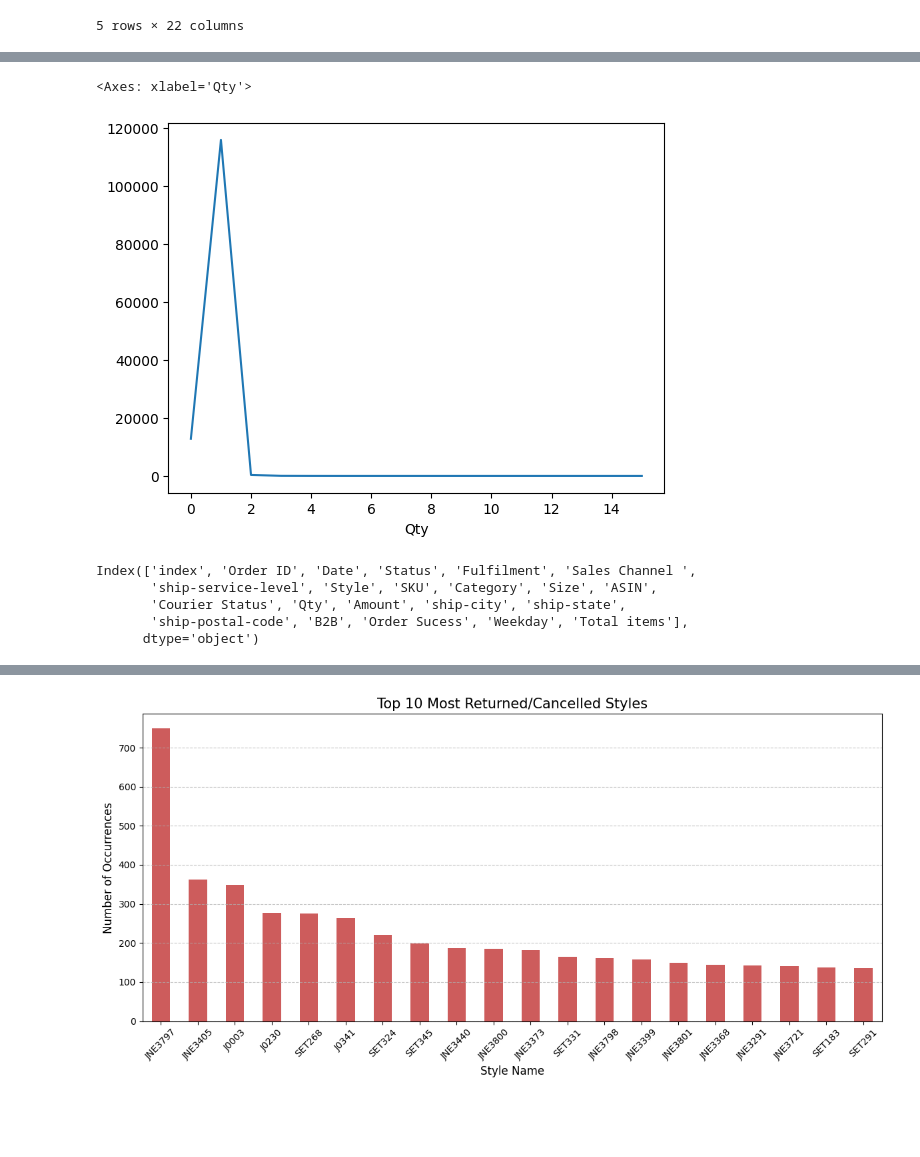
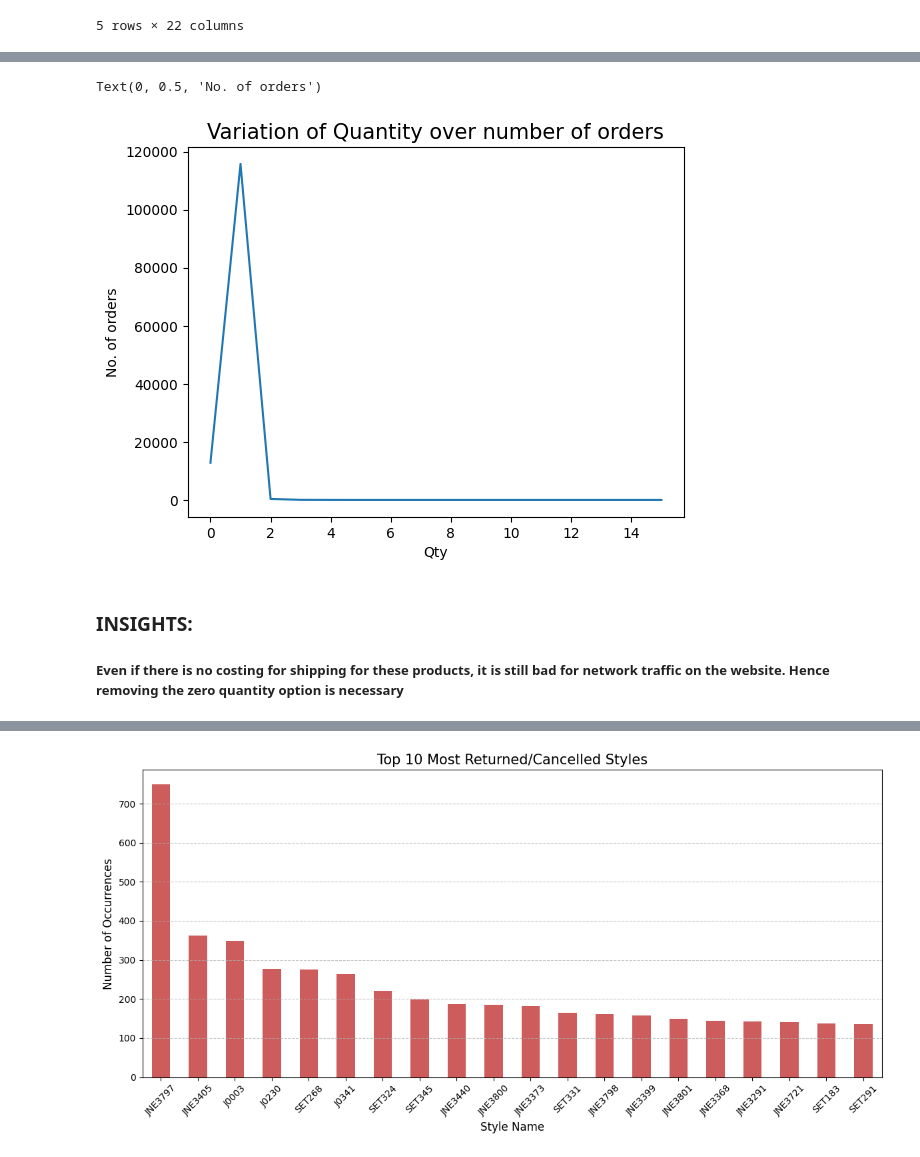
Before and after one commit to sayashhad/Data-Analyst-Internship-Assignment, a Jupyter notebook: data_analysis_t3.ipynb, the cells around one changed output, grey strips where cells are left out. Drawn from its saved outputs; the diff is of its cells as text; code cells hidden in the pictures; blank space fills up the shorter version.

Commit message:
Drawing business insights and using KPIs to prove them

```diff
--- a/data_analysis_t3.ipynb
+++ b/data_analysis_t3.ipynb
@@ -18,13 +29,10 @@ df.head()
 # %%
 df['Qty'].value_counts().sort_index().plot()
+plt.title('Variation of Quantity over number of orders', fontsize = 15)
+plt.ylabel('No. of orders')
 # %% [output]
-<Axes: xlabel='Qty'>
+Text(0, 0.5, 'No. of orders')
-[figure, old version]
+[figure, new version]
-# %%
-df.columns
-# %% [output]
-Index(['index', 'Order ID', 'Date', 'Status', 'Fulfilment', 'Sales Channel ',
-       'ship-service-level', 'Style', 'SKU', 'Category', 'Size', 'ASIN',
-       'Courier Status', 'Qty', 'Amount', 'ship-city', 'ship-state',
-       'ship-postal-code', 'B2B', 'Order Sucess', 'Weekday', 'Total items'],
-      dtype='object')
+# %% [markdown]
+### INSIGHTS:
+##### Even if there is no costing for shipping for these products, it is still bad for network traffic on the website. Hence removing the zero quantity option is necessary
```
Also changed, not shown: parts of 45 cells of this notebook.
